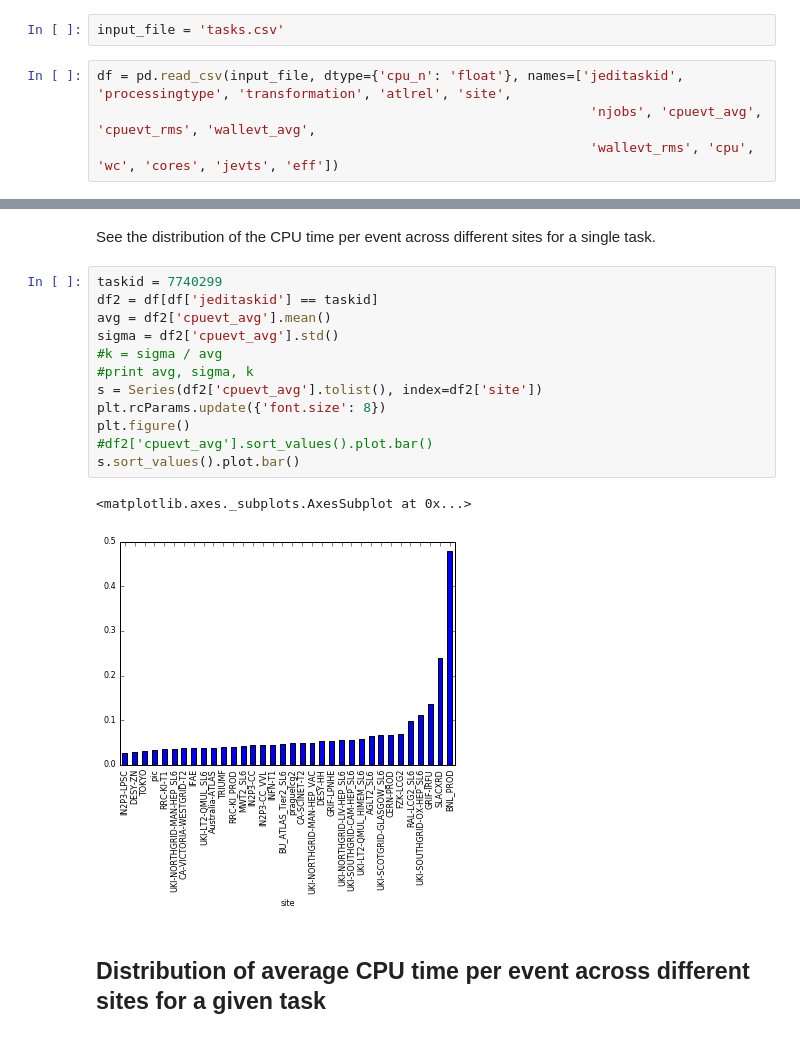
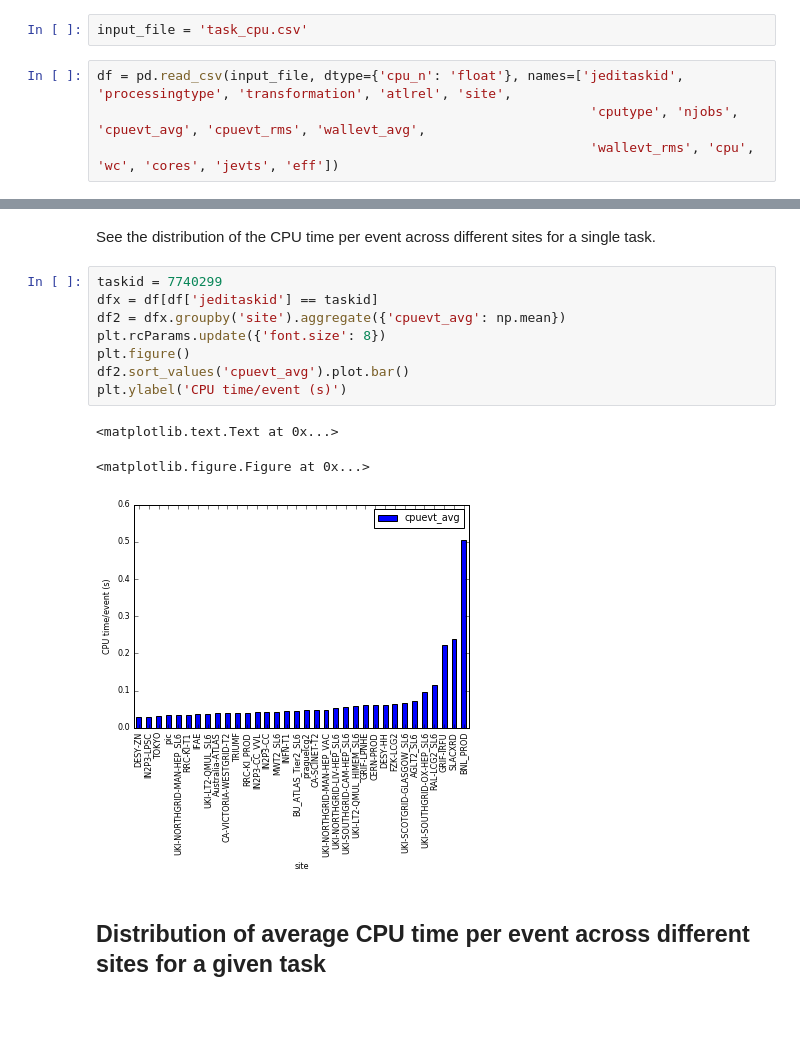
Before and after one commit to sciaba/ATLAS-CPU-time-analysis, a Jupyter notebook: Notebooks/Job_CPUtime_analysis.ipynb, the cells around one changed output, grey strips where cells are left out. Drawn from its saved outputs; the diff is of its cells as text; blank space fills up the shorter version.

```diff
--- a/Notebooks/Job_CPUtime_analysis.ipynb
+++ b/Notebooks/Job_CPUtime_analysis.ipynb
@@ -274,8 +284,8 @@ with open(output_file, 'w') as f:
 # %% [markdown]
 ## Import to a DataFrame
 # %%
-input_file = 'tasks.csv'
+input_file = 'task_cpu.csv'
 # %%
 df = pd.read_csv(input_file, dtype={'cpu_n': 'float'}, names=['jeditaskid', 'processingtype', 'transformation', 'atlrel', 'site',
-                                                               'njobs', 'cpuevt_avg', 'cpuevt_rms', 'wallevt_avg',
+                                                               'cputype', 'njobs', 'cpuevt_avg', 'cpuevt_rms', 'wallevt_avg',
                                                                'wallevt_rms', 'cpu', 'wc', 'cores', 'jevts', 'eff'])
@@ -625,19 +644,16 @@ for t in random_task:
 See the distribution of the CPU time per event across different sites for a single task.
 # %%
 taskid = 7740299
-df2 = df[df['jeditaskid'] == taskid]
-avg = df2['cpuevt_avg'].mean()
-sigma = df2['cpuevt_avg'].std()
-#k = sigma / avg
-#print avg, sigma, k
-s = Series(df2['cpuevt_avg'].tolist(), index=df2['site'])
+dfx = df[df['jeditaskid'] == taskid]
+df2 = dfx.groupby('site').aggregate({'cpuevt_avg': np.mean})
 plt.rcParams.update({'font.size': 8})
 plt.figure()
-#df2['cpuevt_avg'].sort_values().plot.bar()
-s.sort_values().plot.bar()
+df2.sort_values('cpuevt_avg').plot.bar()
+plt.ylabel('CPU time/event (s)')
 # %% [output]
-<matplotlib.axes._subplots.AxesSubplot at 0x...>
+<matplotlib.text.Text at 0x...>
+<matplotlib.figure.Figure at 0x...>
-[figure, old version]
+[figure, new version]
 # %% [markdown]
 ## Distribution of average CPU time per event across different sites for a given task
 # %%
```
Also changed, not shown: parts of 26 cells of this notebook.
